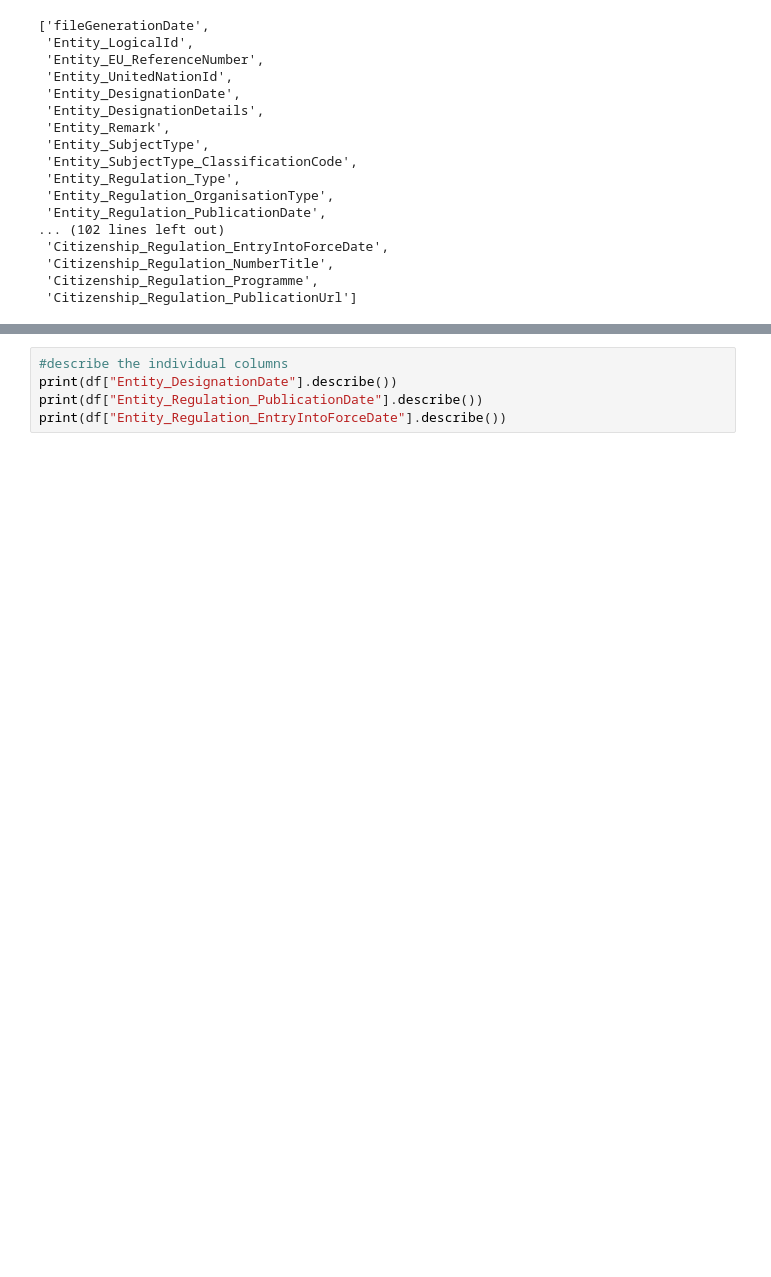
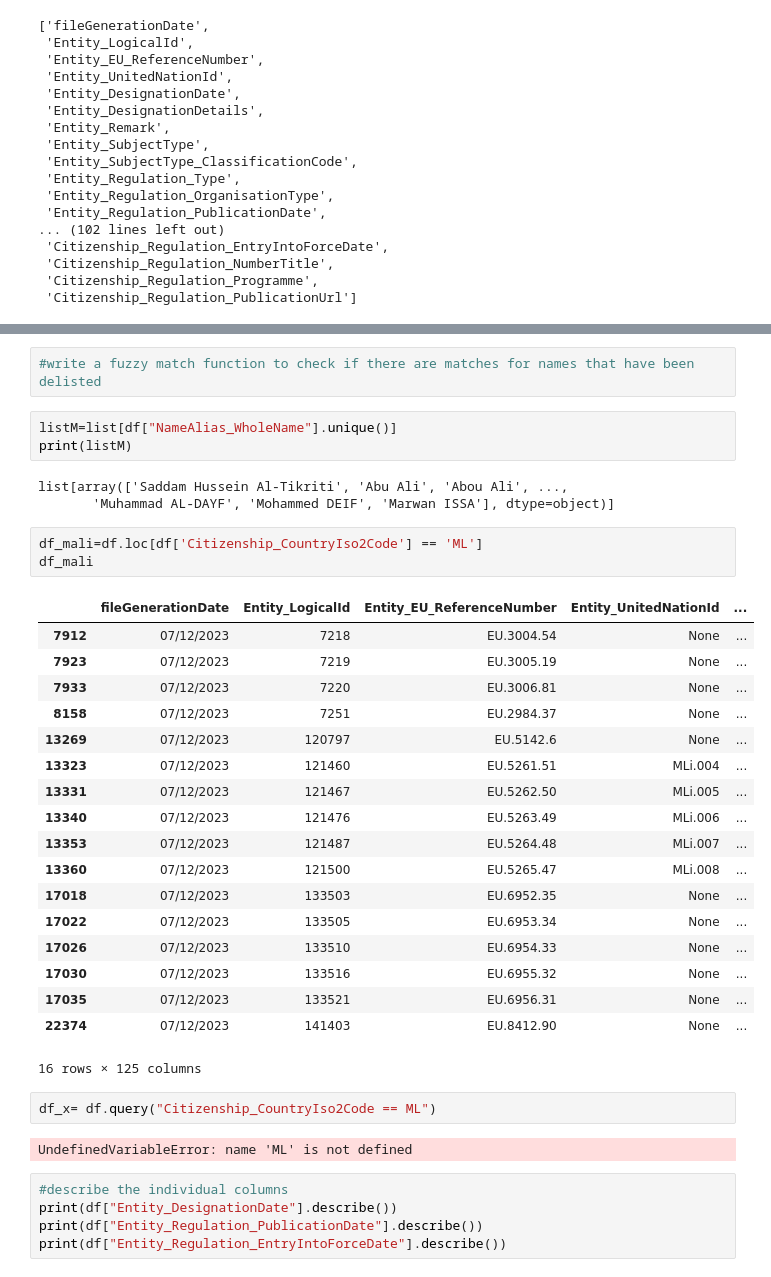
Before and after one commit to NatStrom/INSA, a Jupyter notebook: EU/EU_Sanctions.ipynb, the cells around one changed output, grey strips where cells are left out. Saved outputs shown, nothing was run; the diff lists cells and outputs as text; blank space fills up the shorter version.

```diff
--- a/EU/EU_Sanctions.ipynb
+++ b/EU/EU_Sanctions.ipynb
@@ -244,3 +255,37 @@ list1
+# %%
+#write a fuzzy match function to check if there are matches for names that have been delisted
+# %%
+listM=list[df["NameAlias_WholeName"].unique()]
+print(listM)
+# %% [output]
+list[array(['Saddam Hussein Al-Tikriti', 'Abu Ali', 'Abou Ali', ...,
+       'Muhammad AL-DAYF', 'Mohammed DEIF', 'Marwan ISSA'], dtype=object)]
+# %%
+df_mali=df.loc[df['Citizenship_CountryIso2Code'] == 'ML']
+df_mali
+# %% [output]
+|  | fileGenerationDate | Entity_LogicalId | Entity_EU_ReferenceNumber | Entity_UnitedNationId | ... |
+| 7912 | 07/12/2023 | 7218 | EU.3004.54 | None | ... |
+| 7923 | 07/12/2023 | 7219 | EU.3005.19 | None | ... |
+| 7933 | 07/12/2023 | 7220 | EU.3006.81 | None | ... |
+| 8158 | 07/12/2023 | 7251 | EU.2984.37 | None | ... |
+| 13269 | 07/12/2023 | 120797 | EU.5142.6 | None | ... |
+| 13323 | 07/12/2023 | 121460 | EU.5261.51 | MLi.004 | ... |
+| 13331 | 07/12/2023 | 121467 | EU.5262.50 | MLi.005 | ... |
+| 13340 | 07/12/2023 | 121476 | EU.5263.49 | MLi.006 | ... |
+| 13353 | 07/12/2023 | 121487 | EU.5264.48 | MLi.007 | ... |
+| 13360 | 07/12/2023 | 121500 | EU.5265.47 | MLi.008 | ... |
+| 17018 | 07/12/2023 | 133503 | EU.6952.35 | None | ... |
+| 17022 | 07/12/2023 | 133505 | EU.6953.34 | None | ... |
+| 17026 | 07/12/2023 | 133510 | EU.6954.33 | None | ... |
+| 17030 | 07/12/2023 | 133516 | EU.6955.32 | None | ... |
+| 17035 | 07/12/2023 | 133521 | EU.6956.31 | None | ... |
+| 22374 | 07/12/2023 | 141403 | EU.8412.90 | None | ... |
+16 rows × 125 columns
+# %%
+df_x= df.query("Citizenship_CountryIso2Code == ML")
+# %% [output]
+UndefinedVariableError: name 'ML' is not defined
 # %%
 #describe the individual columns
 print(df["Entity_DesignationDate"].describe())
```
Also changed, not shown: parts of 4 cells of this notebook.
